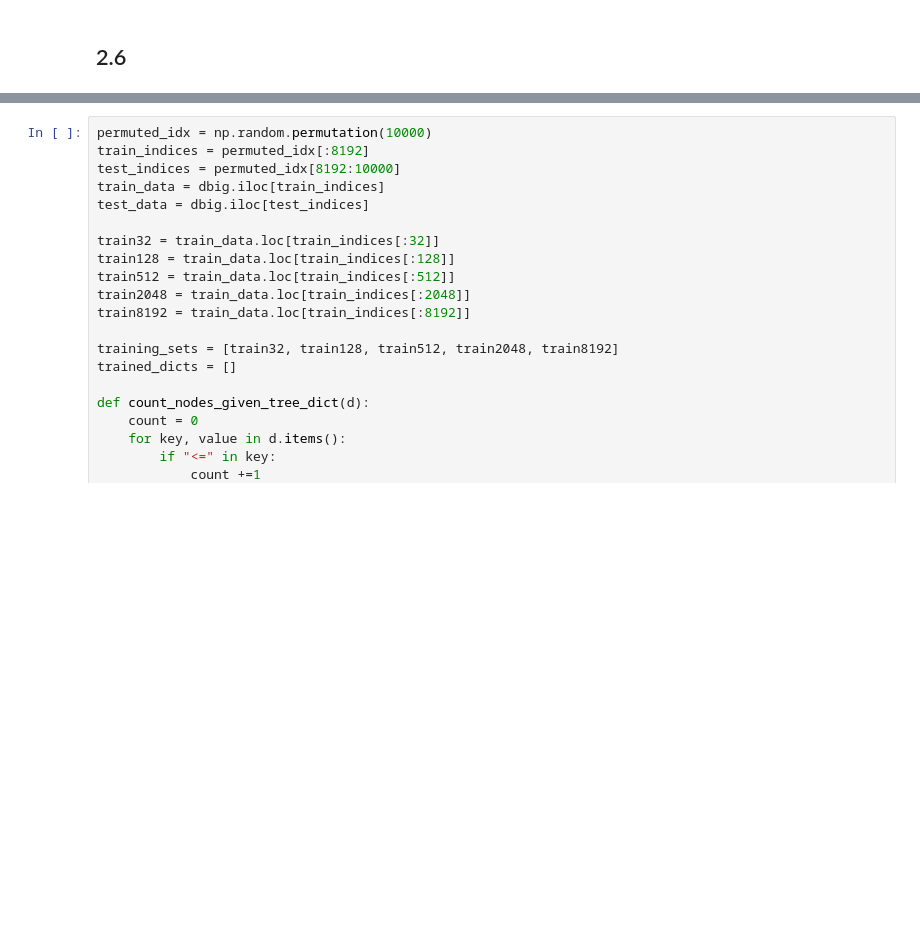
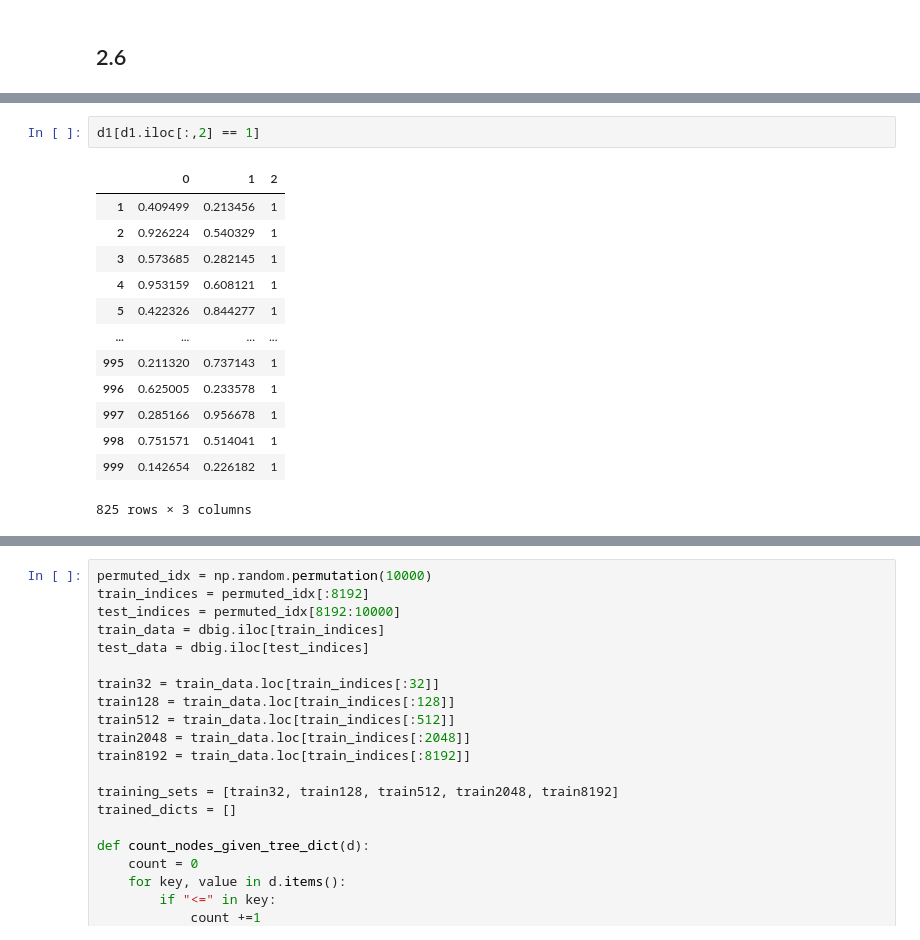
Before and after one commit to hparkailey/760ML, a Jupyter notebook: hw2_final.ipynb, the cells around one changed output, grey strips where cells are left out. Drawn from its saved outputs; the diff is of its cells as text; blank space fills up the shorter version.

```diff
--- a/hw2_final.ipynb
+++ b/hw2_final.ipynb
@@ -472,3 +441,19 @@ draw_decision_bounds(d1_dict, d1, "D1 decision boundary")
+# %%
+d1[d1.iloc[:,2] == 1]
+# %% [output]
+|  | 0 | 1 | 2 |
+| 1 | 0.409499 | 0.213456 | 1 |
+| 2 | 0.926224 | 0.540329 | 1 |
+| 3 | 0.573685 | 0.282145 | 1 |
+| 4 | 0.953159 | 0.608121 | 1 |
+| 5 | 0.422326 | 0.844277 | 1 |
+| ... | ... | ... | ... |
+| 995 | 0.211320 | 0.737143 | 1 |
+| 996 | 0.625005 | 0.233578 | 1 |
+| 997 | 0.285166 | 0.956678 | 1 |
+| 998 | 0.751571 | 0.514041 | 1 |
+| 999 | 0.142654 | 0.226182 | 1 |
+825 rows × 3 columns
 # %%
 draw_decision_bounds(d2_dict, d2, "D2 decision boundary")
 # %% [output]
```
Also changed, not shown: parts of 9 cells of this notebook.
